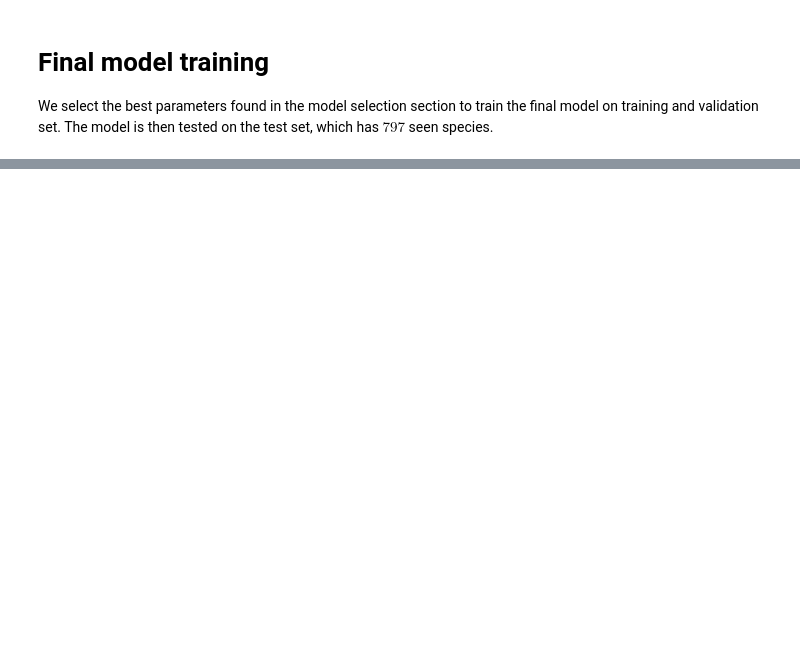
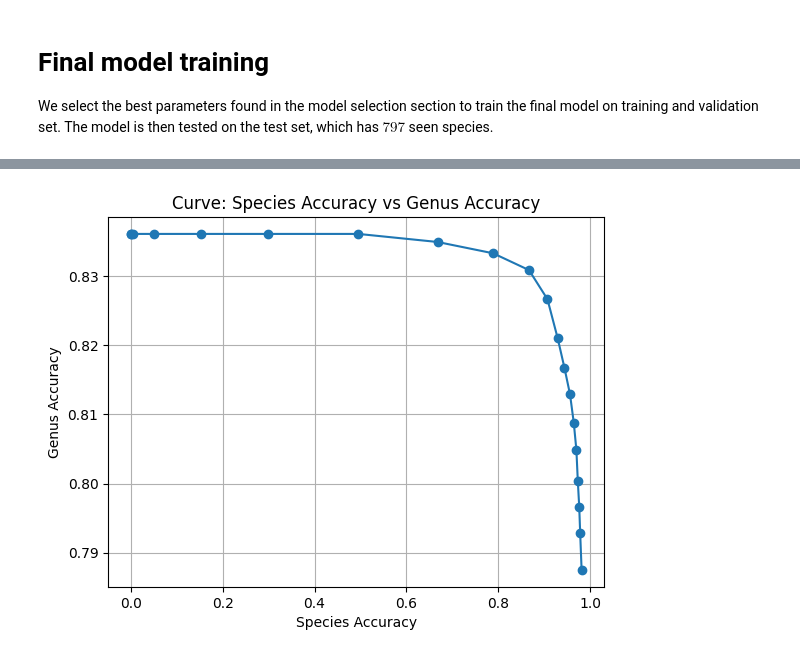
Before and after one commit to nicolamaritan/image-and-dna-data-for-insect-classification, a Jupyter notebook: notebook.ipynb, the cells around one changed output, grey strips where cells are left out. Cells and saved outputs as stored; diff of their text form; code cells hidden in the pictures; blank space fills up the shorter version.

```diff
--- a/notebook.ipynb
+++ b/notebook.ipynb
@@ -540,8 +558,6 @@ def test(model, threshold, batch_size):
 
         return normalized_test_described_species_accuracy, normalized_test_undescribed_species_accuracy
 # %%
-import torch
-
 def train(model, lr, momentum, max_epochs, batch_size, train_val=False, print_losses=False, print_step=200):
     model.train()
     criterion_species = torch.nn.CrossEntropyLoss()
@@ -558,6 +574,7 @@ def train(model, lr, momentum, max_epochs, batch_size, train_val=False, print_lo
     # Variables for early stopping
     validation_genera_loss = 0
     best_validation_genera_loss = np.inf
+    optimal_training_epochs = max_epochs
 
     for epoch in range(max_epochs):
         model.train()
@@ -616,10 +633,13 @@ def train(model, lr, momentum, max_epochs, batch_size, train_val=False, print_lo
             # Early stopping
             if patience_counter >= patience:
                 print(f'Early stopping at epoch {epoch+1}')
+                optimal_training_epochs = epoch + 1
                 break
 
     if not train_val:
         model.load_state_dict(torch.load('best_model_early_stopping.pth'))
+        return optimal_training_epochs
+    return None
 # %% [markdown]
 # Model selection
 We tune the threshold through model selection:
@@ -678,5 +696,5 @@ The model is then tested on the test set, which has $797$ seen species.
 # %%
 model = AttentionNet(797, 368)
 model.to(device)
-train(model, best_parameters['learning_rate'], momentum, max_epochs, batch_size, train_val=True, print_losses=True, print_step=10)
+train(model, lr, momentum, best_parameters['num_epochs'], batch_size, train_val=True, print_losses=True, print_step=30)
 # %% [output]
@@ -711 +729,23 @@ Final model undescribed species accuracy:  0.7926897843713481
 -------------------------------------------------------------------------------
+# %%
+species_accuracies = []
+genus_accuracies = []
+
+linear_space = np.linspace(0, 1, 20)
+condensed_space = 1 - (1 - linear_space) ** 3
+threshold_values = 0.9 + 0.1 * condensed_space
+
+for threshold in threshold_values:
+    species_accuracy, genus_accuracy = test(model, threshold, batch_size)
+    species_accuracies.append(species_accuracy)
+    genus_accuracies.append(genus_accuracy)
+
+# Plotting the curve
+plt.plot(species_accuracies, genus_accuracies, marker='o')
+plt.xlabel('Species Accuracy')
+plt.ylabel('Genus Accuracy')
+plt.title('Curve: Species Accuracy vs Genus Accuracy')
+plt.grid(True)
+plt.show()
+# %% [output]
+[figure, added]
```
Also changed, not shown: parts of 6 cells of this notebook.
